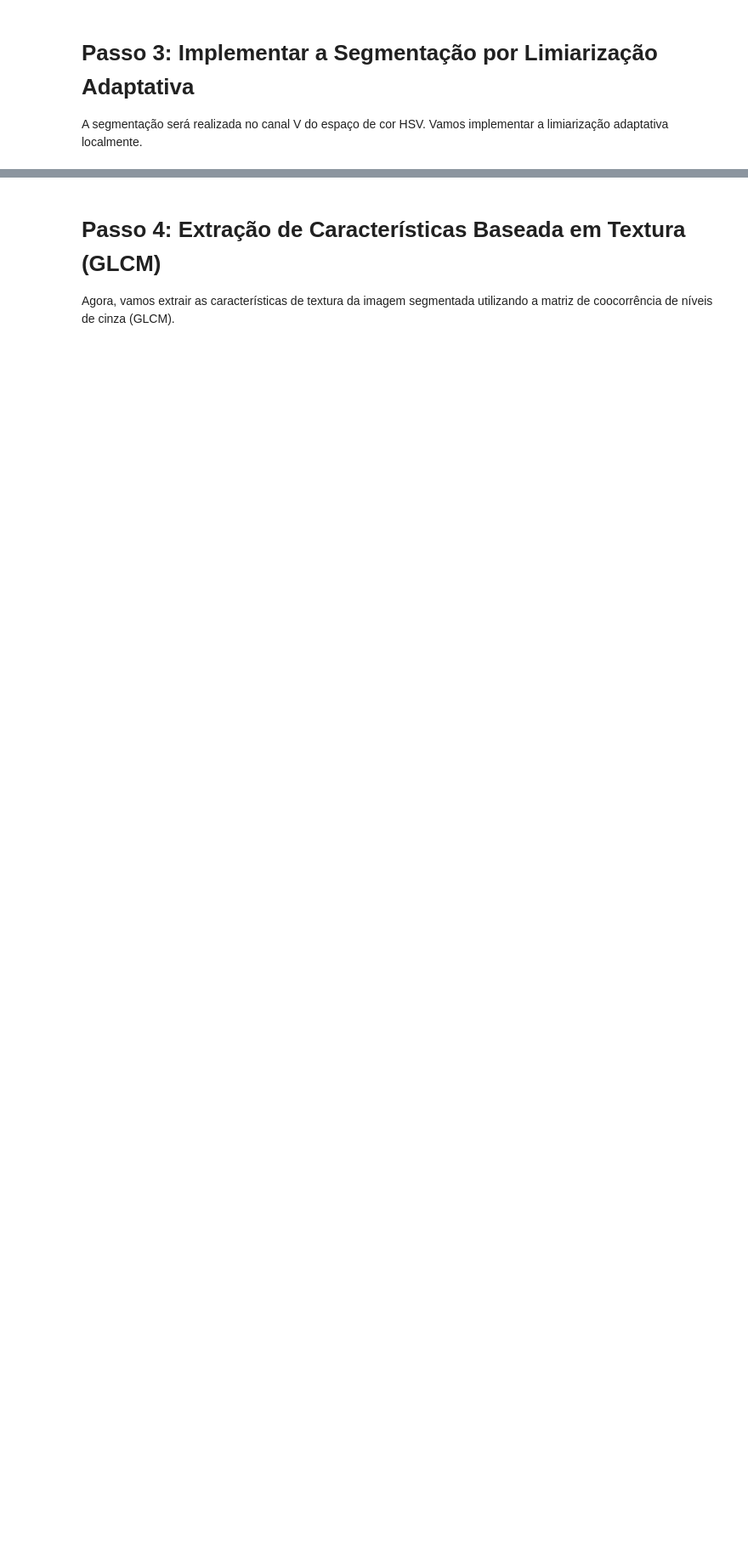
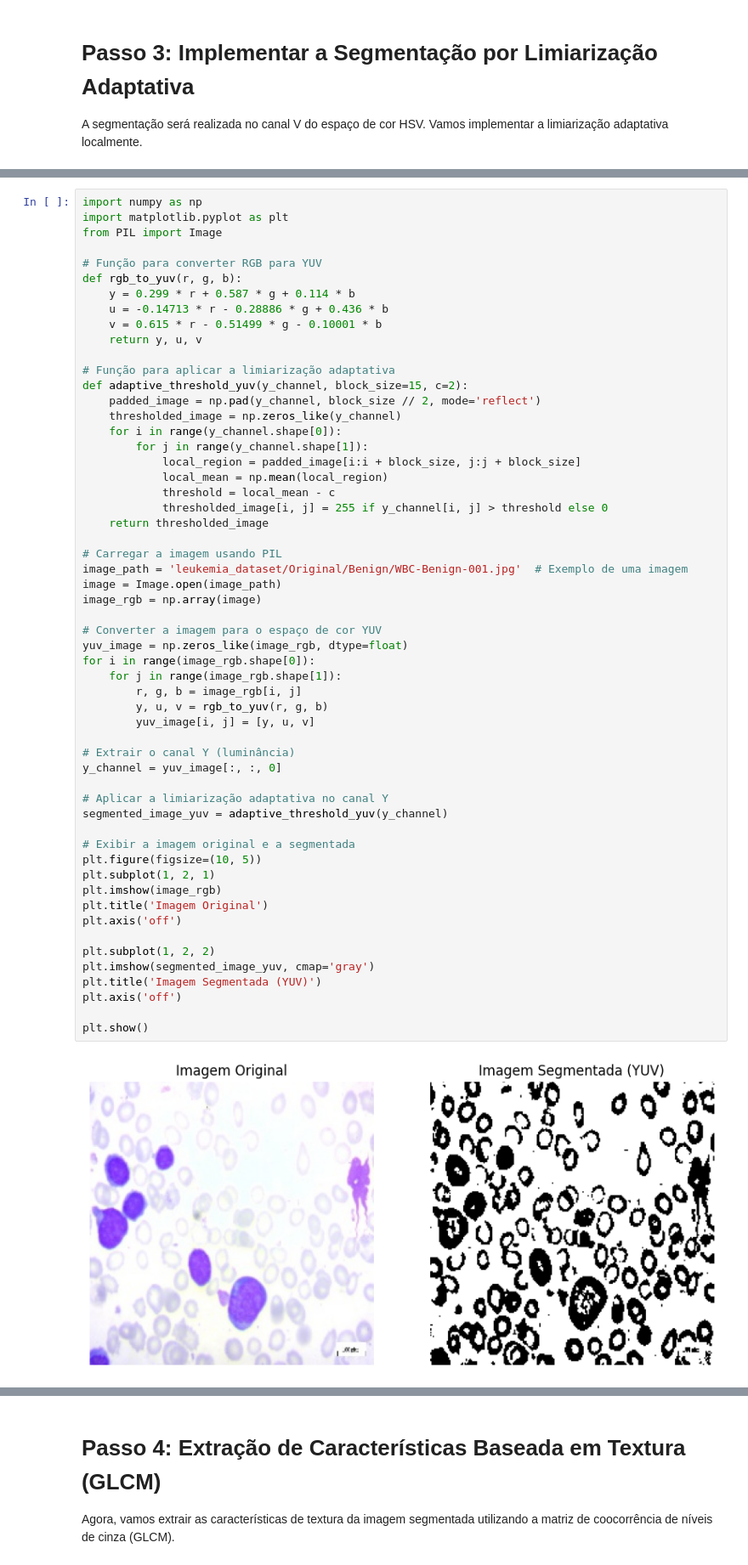
Before and after one commit to jeanferreiraufu/python-data-transformation, a Jupyter notebook: PGC302B_Atividade_Jean_Ferreira_Henrique_Moreira_Amorim.ipynb, the cells around one changed output, grey strips where cells are left out. Shown at 85% size. Saved outputs shown, nothing was run; the diff lists cells and outputs as text; blank space fills up the shorter version.

```diff
--- a/PGC302B_Atividade_Jean_Ferreira_Henrique_Moreira_Amorim.ipynb
+++ b/PGC302B_Atividade_Jean_Ferreira_Henrique_Moreira_Amorim.ipynb
@@ -164,0 +250,58 @@ plt.show()
+# %%
+import numpy as np
+import matplotlib.pyplot as plt
+from PIL import Image
+
+# Função para converter RGB para YUV
+def rgb_to_yuv(r, g, b):
+    y = 0.299 * r + 0.587 * g + 0.114 * b
+    u = -0.14713 * r - 0.28886 * g + 0.436 * b
+    v = 0.615 * r - 0.51499 * g - 0.10001 * b
+    return y, u, v
+
+# Função para aplicar a limiarização adaptativa
+def adaptive_threshold_yuv(y_channel, block_size=15, c=2):
+    padded_image = np.pad(y_channel, block_size // 2, mode='reflect')
+    thresholded_image = np.zeros_like(y_channel)
+    for i in range(y_channel.shape[0]):
+        for j in range(y_channel.shape[1]):
+            local_region = padded_image[i:i + block_size, j:j + block_size]
+            local_mean = np.mean(local_region)
+            threshold = local_mean - c
+            thresholded_image[i, j] = 255 if y_channel[i, j] > threshold else 0
+    return thresholded_image
+
+# Carregar a imagem usando PIL
+image_path = 'leukemia_dataset/Original/Benign/WBC-Benign-001.jpg'  # Exemplo de uma imagem
+image = Image.open(image_path)
+image_rgb = np.array(image)
+
+# Converter a imagem para o espaço de cor YUV
+yuv_image = np.zeros_like(image_rgb, dtype=float)
+for i in range(image_rgb.shape[0]):
+    for j in range(image_rgb.shape[1]):
+        r, g, b = image_rgb[i, j]
+        y, u, v = rgb_to_yuv(r, g, b)
+        yuv_image[i, j] = [y, u, v]
+
+# Extrair o canal Y (luminância)
+y_channel = yuv_image[:, :, 0]
+
+# Aplicar a limiarização adaptativa no canal Y
+segmented_image_yuv = adaptive_threshold_yuv(y_channel)
+
+# Exibir a imagem original e a segmentada
+plt.figure(figsize=(10, 5))
+plt.subplot(1, 2, 1)
+plt.imshow(image_rgb)
+plt.title('Imagem Original')
+plt.axis('off')
+
+plt.subplot(1, 2, 2)
+plt.imshow(segmented_image_yuv, cmap='gray')
+plt.title('Imagem Segmentada (YUV)')
+plt.axis('off')
+
+plt.show()
+# %% [output]
+[figure, added]
```
Also changed, not shown: parts of 13 cells of this notebook.
